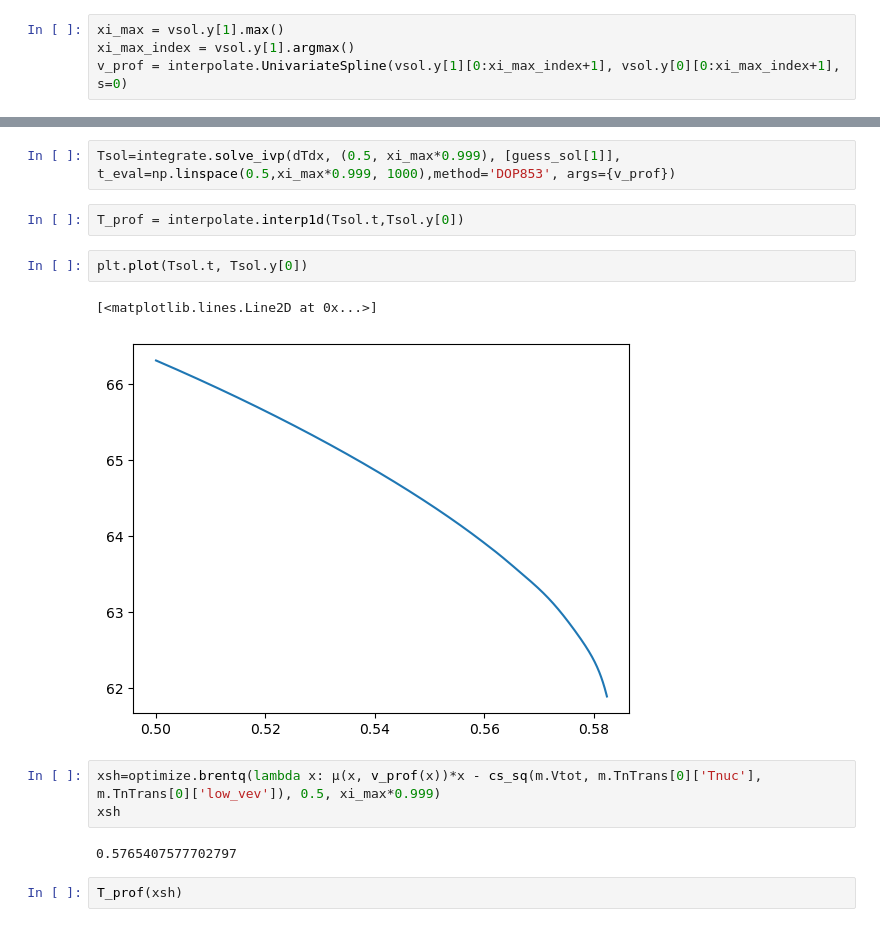
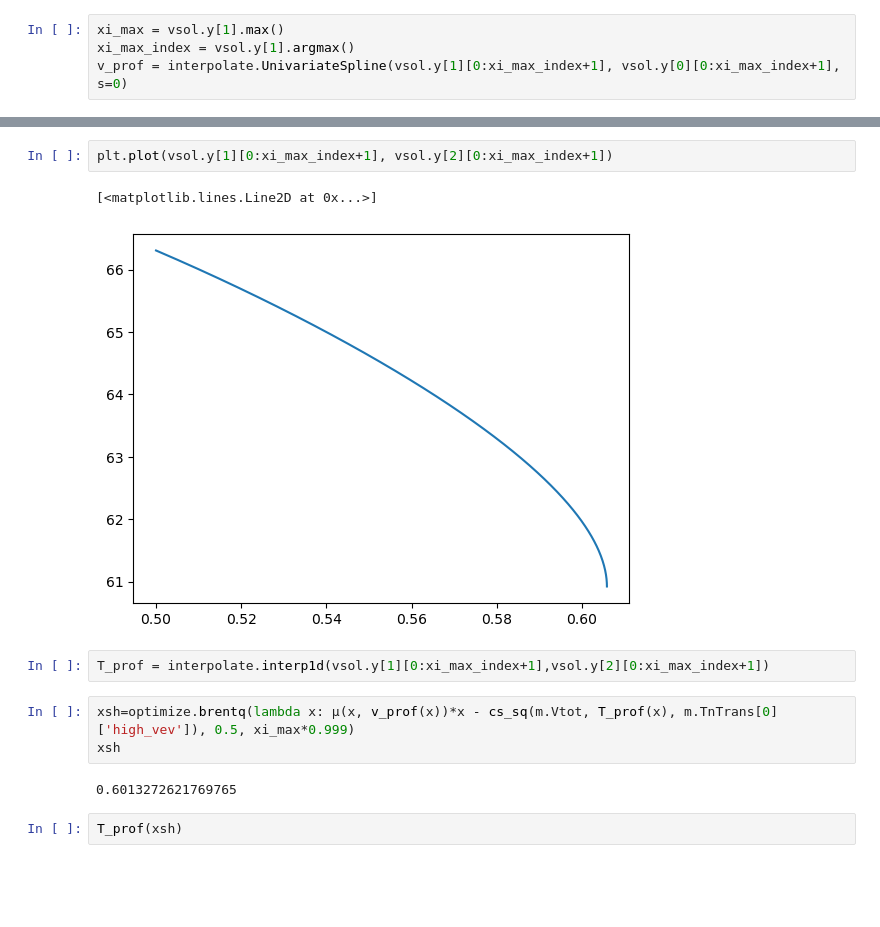
Before and after one commit to quarkquartet/Wall_velocity_LTE, a Jupyter notebook: boundary.ipynb, the cells around one changed output, grey strips where cells are left out. Cells and saved outputs as stored; diff of their text form; blank space fills up the shorter version.

```diff
--- a/boundary.ipynb
+++ b/boundary.ipynb
@@ -211,17 +236,15 @@ plt.plot(vsol.y[1][0:xi_max_index+1],vsol.y[0][0:xi_max_index+1])
-# %%
-Tsol=integrate.solve_ivp(dTdx, (0.5, xi_max*0.999), [guess_sol[1]], t_eval=np.linspace(0.5,xi_max*0.999, 1000),method='DOP853', args={v_prof})
-# %%
-T_prof = interpolate.interp1d(Tsol.t,Tsol.y[0])
-# %%
-plt.plot(Tsol.t, Tsol.y[0])
-# %% [output]
-[<matplotlib.lines.Line2D at 0x...>]
-[figure, removed]
+# %%
+plt.plot(vsol.y[1][0:xi_max_index+1], vsol.y[2][0:xi_max_index+1])
+# %% [output]
+[<matplotlib.lines.Line2D at 0x...>]
+[figure, added]
+# %%
+T_prof = interpolate.interp1d(vsol.y[1][0:xi_max_index+1],vsol.y[2][0:xi_max_index+1])
 # %%
-xsh=optimize.brentq(lambda x: μ(x, v_prof(x))*x - cs_sq(m.Vtot, m.TnTrans[0]['Tnuc'], m.TnTrans[0]['low_vev']), 0.5, xi_max*0.999)
+xsh=optimize.brentq(lambda x: μ(x, v_prof(x))*x - cs_sq(m.Vtot, T_prof(x), m.TnTrans[0]['high_vev']), 0.5, xi_max*0.999)
 xsh
 # %% [output]
-0.5765407577702797
+0.6013272621769765
 # %%
 T_prof(xsh)
 # %% [output]
```
Also changed, not shown: parts of 23 cells of this notebook, 24 other files.
